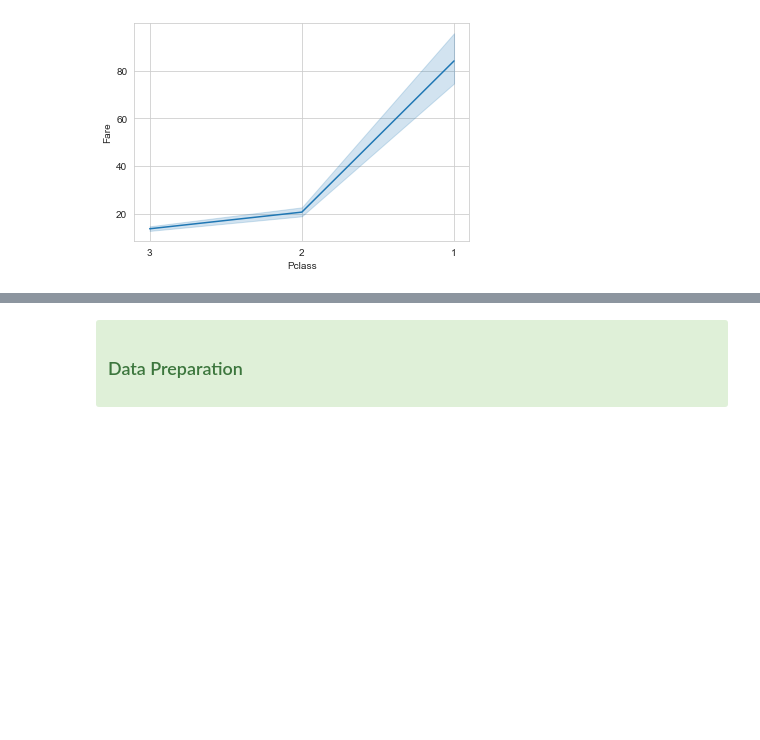
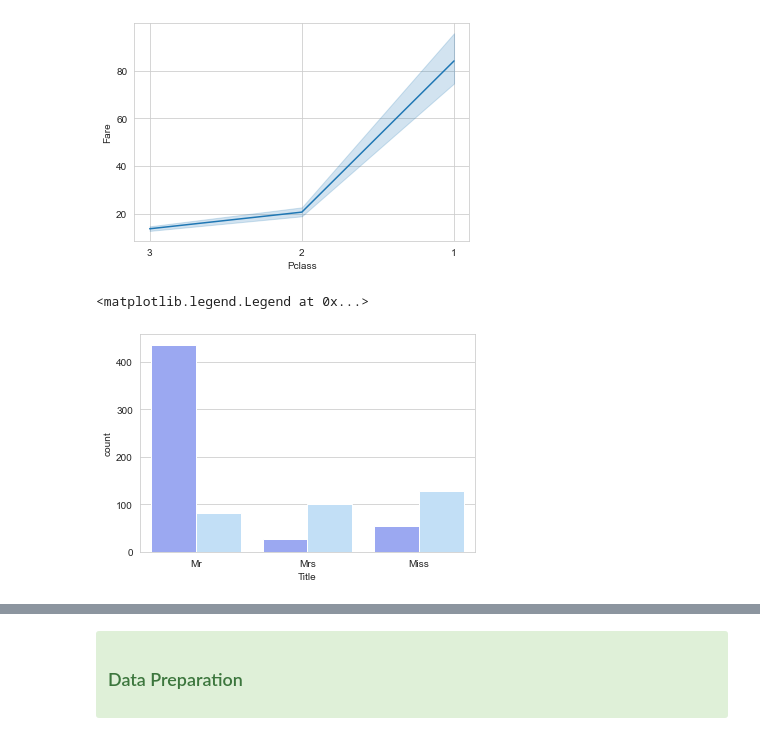
Before and after one commit to Panitnun-6243/kaggle_titanic, a Jupyter notebook: titanic_process.ipynb, the cells around one changed output, grey strips where cells are left out. Saved outputs shown, nothing was run; the diff lists cells and outputs as text; code cells hidden in the pictures; blank space fills up the shorter version.

Commit message:
Add more data visualize

```diff
--- a/titanic_process.ipynb
+++ b/titanic_process.ipynb
@@ -173,5 +173,14 @@ sns.lineplot(data=lcp.sort_values(by=["Pclass"], ascending=False), y="Fare", x="
 [figure]
 # %%
 #survive rate compare with title
+svt = train_data[train_data.Title != "Officer"].copy()
+svt1 = svt[svt.Title != "Master"].copy()
+svt2 = svt1[svt1.Title != "Royalty"].copy()
+sns.countplot(x='Title', data=svt2, palette=["#8D9EFF","#B9E0FF"], hue="Survived")
+plt.legend([],[], frameon=False)
+#plt.savefig('title_survived.png', format='png', dpi=300)
+# %% [output]
+<matplotlib.legend.Legend at 0x...>
+[figure, added]
 # %%
 #pearson correlation
```
Also changed, not shown: parts of 1 cell of this notebook.
